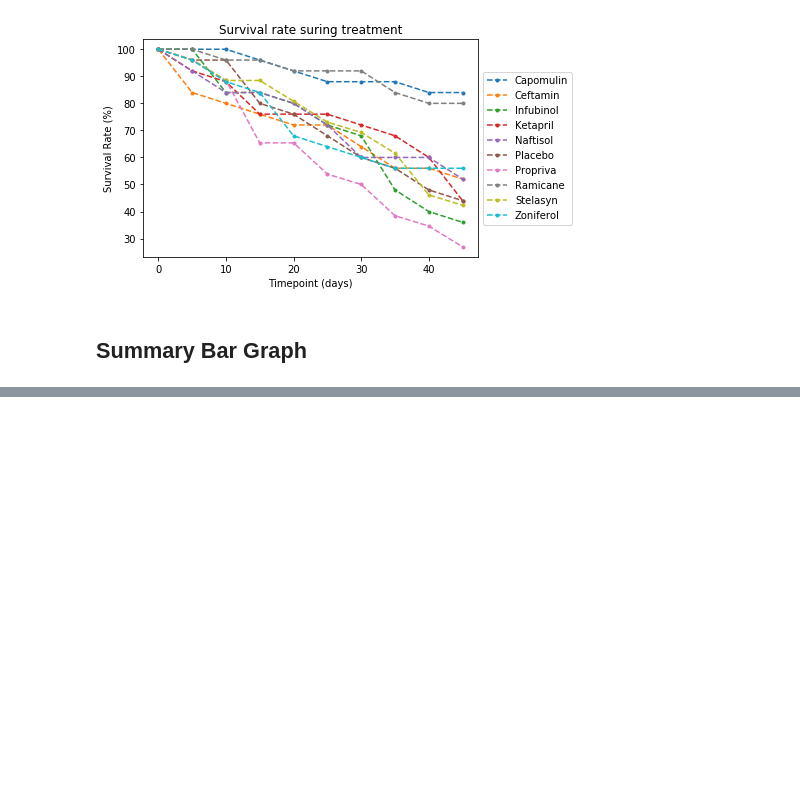
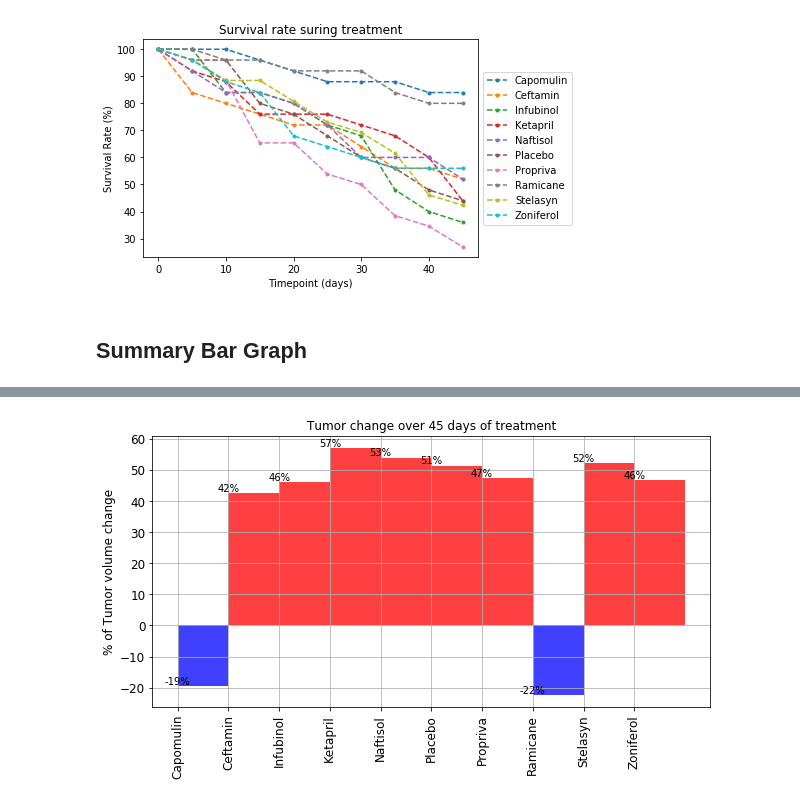
Before and after one commit to komalac/Matplotlib, a Jupyter notebook: Pymaceuticals/pymaceuticals_starter.ipynb, the cells around one changed output, grey strips where cells are left out. Drawn from its saved outputs; the diff is of its cells as text; code cells hidden in the pictures; blank space fills up the shorter version.

```diff
--- a/Pymaceuticals/pymaceuticals_starter.ipynb
+++ b/Pymaceuticals/pymaceuticals_starter.ipynb
@@ -270,0 +270,14 @@ fig.show()
+# %%
+# Calculate the percent changes for each drug
+TVPerList = []
+
+for i in cols:
+    #mean_tumor_cap = mean_tumor.loc[mean_tumor["Drug"] == "Capomulin", :]
+    TVlist = mean_tumor.filter(like=i, axis=0)['Tumor Volume (mm3)']
+    TVPer = ((TVlist[len(TVlist)-1]/TVlist[0]*100)-100)
+    TVPerList.append(TVPer)
+
+# TVPerList = list(map(int, TVPerList))
+TVSummary_df = pd.DataFrame(
+     {'Drug':cols,'Percent Change':TVPerList})
+TVSummary_df
@@ -270,0 +296,34 @@ fig.show()
+# %%
+# Store all Relevant Percent Changes into a Tuple
+
+plt.figure(figsize=(10,5))
+for i in range(len(TVPerList)):
+    if TVPerList[i]>0:
+        plt.bar(cols[i],TVPerList[i],color='r',alpha=.75,align="edge", width=1)
+        txtlable = str(int(TVPerList[i])) + "%"
+        plt.text(cols[i],TVPerList[i],txtlable,ha='center', va='bottom')
+    else:
+        plt.bar(cols[i],TVPerList[i],color='b',alpha=.75,align="edge", width = 1)
+        txtlable = str(int(TVPerList[i])) + "%"
+        plt.text(cols[i],TVPerList[i],txtlable,ha='center', va='bottom')
+
+plt.title('Tumor change over 45 days of treatment')
+plt.yticks(fontsize=12)
+plt.ylabel("% of Tumor volume change", fontsize=12)
+plt.xticks(cols, fontsize=12, rotation=90)
+plt.grid()
+plt.show()
+
+# # # Use functions to label the percentages of changes
+
+
+# # # Call functions to implement the function calls
+
+
+# # Save the Figure
+
+
+# # Show the Figure
+# fig.show()
+# %% [output]
+[figure, added]
```
Also changed, not shown: parts of 5 cells of this notebook.
